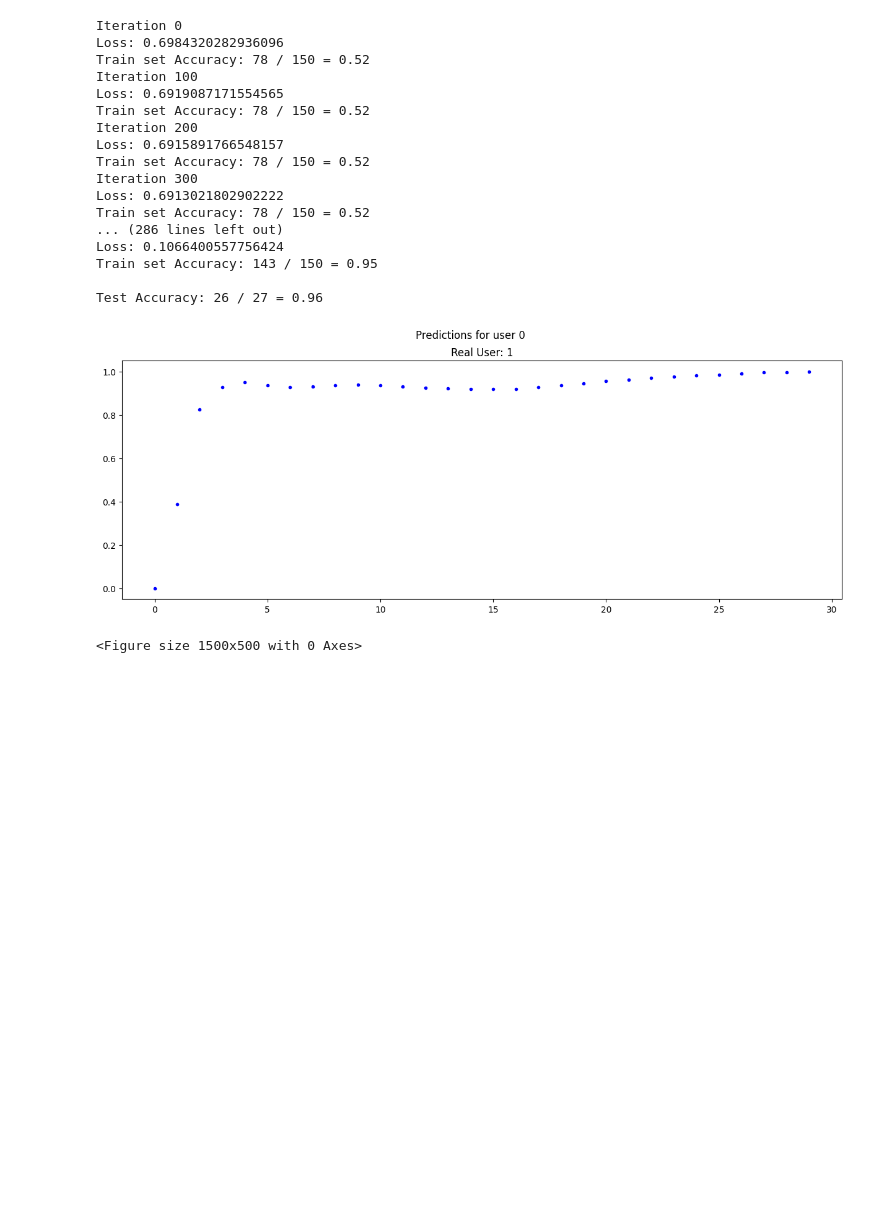
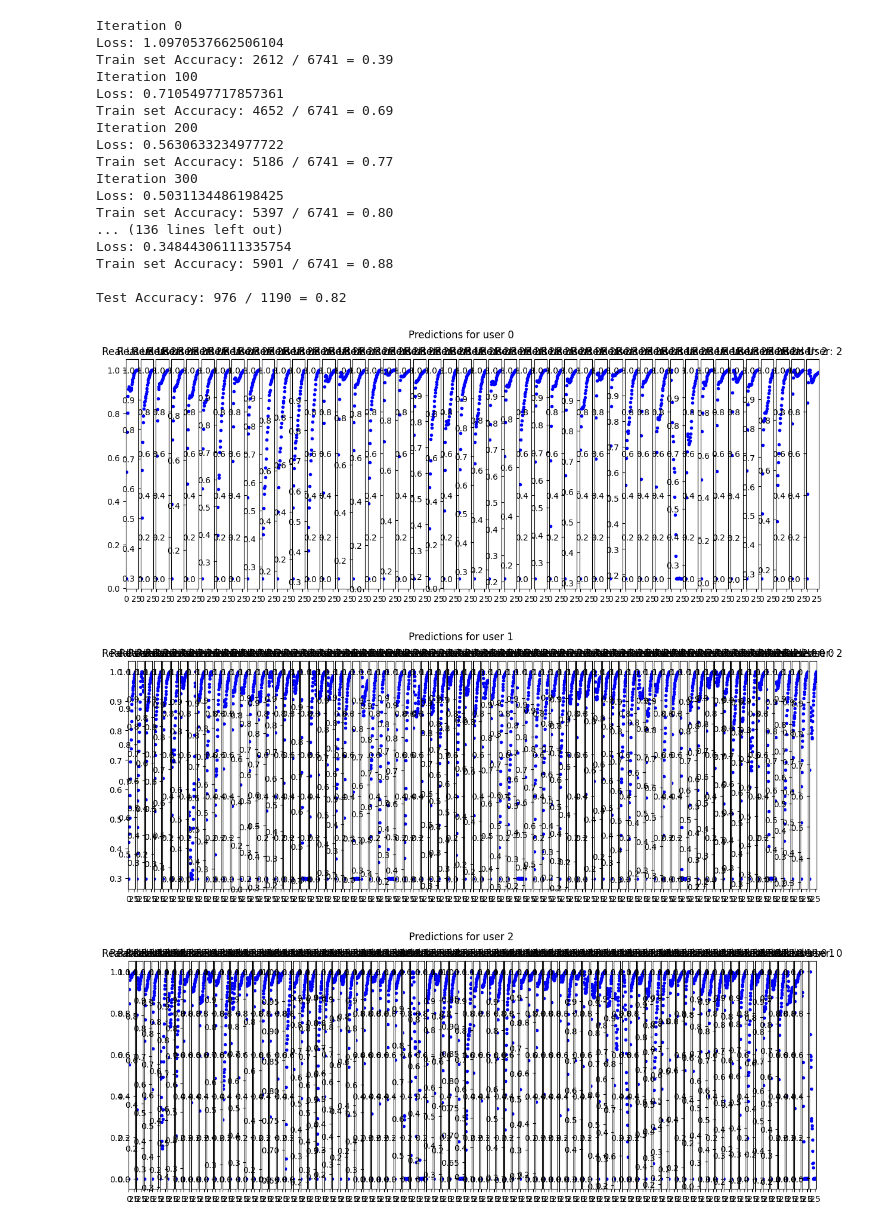
Before and after one commit to GuiMacielPereira/sensor_ML, a Jupyter notebook: data_processing/toy_pytorch.sync.ipynb, the cells around one changed output. Saved outputs shown, nothing was run; the diff lists cells and outputs as text; code cells hidden in the pictures; blank space fills up the shorter version.

```diff
--- a/data_processing/toy_pytorch.sync.ipynb
+++ b/data_processing/toy_pytorch.sync.ipynb
@@ -20,11 +20,20 @@
 import numpy as np
 from sklearn.model_selection import train_test_split
 
-data = np.load("./triggers_data.npz")
+data = np.load("./second_collection_triggs_rels.npz")
 
 triggers_only = True
 releases_only = False
 assert not(triggers_only & releases_only), "Can only pick one at one time"
+
+# Some clunky code below
+# Check the numner of different users
+users = []
+for key in data:
+    user, mode = key.split("_")
+    users.append(user)
+users = np.array(users, dtype=str)
+users = np.unique(users)
 
 Xraw = []
 yraw = []
@@ -36,8 +45,8 @@ for key in data:
     sig = data[key]
     Xraw.append(sig)
 
-    lab = user[1]   # Number for identifying user
-    yraw.append(np.full(len(sig), int(lab)-1))
+    # lab = int(user[1])-1  # Number for identifying user
+    yraw.append(np.full(len(sig), np.argwhere(users==user)[0]))
 
 Xraw = np.concatenate(Xraw)
 yraw = np.concatenate(yraw)
@@ -125,7 +134,7 @@ yt= torch.tensor(ytest, device=device, dtype=torch.long)
 # %%
 # Simple Fully Connected NN
 # Gets 0.7 accuracy after 10000 iterations, but performs better with unormalised parameters (0.8)
-N, D_in, H, D_out = len(Xtrain), 30, 1000, 2
+N, D_in, H, D_out = len(Xtrain), 30, 1000, 3
 
 model = torch.nn.Sequential(
           torch.nn.Linear(D_in, H),
@@ -135,9 +144,9 @@ model = torch.nn.Sequential(
 
 # Loss function to use - check available functions on pytorch
 loss_fn = torch.nn.CrossEntropyLoss()
-optimizer = torch.optim.SGD(model.parameters(), lr=1e-4)
+optimizer = torch.optim.Adam(model.parameters(), lr=1e-3)
 
-trainModel(model, loss_fn, optimizer, x, y, 10000)
+trainModel(model, loss_fn, optimizer, x, y, 5000)
 # Test model on test data
 with torch.no_grad():
     checkAcc(xt, yt, model, set="\nTest")
@@ -166,6 +175,7 @@ xt = xt.view(xt.shape[0], 1, xt.shape[1])
 # %%
 # NN with 2 Convolution Layers
 # Performs best with normalised data, but still works with unormalised
+# Currently overfitting data from second_collection
 
 class deepModel(torch.nn.Module):
     def __init__(self):
@@ -188,7 +198,7 @@ class deepModel(torch.nn.Module):
                 )
         # self.drop_out = torch.nn.Dropout()
         self.fc1 = torch.nn.Linear(D2 * 5, 100)
-        self.fc2 = torch.nn.Linear(100, 2)
+        self.fc2 = torch.nn.Linear(100, 3)
 
     def forward(self, x):
         out = self.layer1(x)
@@ -202,63 +212,63 @@ class deepModel(torch.nn.Module):
 
 model_deep = deepModel().to(device)
 loss_fn = torch.nn.CrossEntropyLoss()
-optim_deep = torch.optim.SGD(model_deep.parameters(), lr=1e-3, momentum=0.9)
+# optim_deep = torch.optim.SGD(model_deep.parameters(), lr=1e-3, momentum=0.9)
+optim_deep = torch.optim.Adam(model_deep.parameters(), lr=1e-3)
 
-trainModel(model_deep, loss_fn, optim_deep, x, y, 10000)
+trainModel(model_deep, loss_fn, optim_deep, x, y, 5000)
 with torch.no_grad():
     checkAcc(xt, yt, model_deep, set="\nTest")
 # %% [output]
 Iteration 0
-Loss: 0.6984320282936096
-Train set Accuracy: 78 / 150 = 0.52
+Loss: 1.0970537662506104
+Train set Accuracy: 2612 / 6741 = 0.39
 Iteration 100
-Loss: 0.6919087171554565
-Train set Accuracy: 78 / 150 = 0.52
+Loss: 0.7105497717857361
+Train set Accuracy: 4652 / 6741 = 0.69
 Iteration 200
-Loss: 0.6915891766548157
-Train set Accuracy: 78 / 150 = 0.52
+Loss: 0.5630633234977722
+Train set Accuracy: 5186 / 6741 = 0.77
 Iteration 300
-Loss: 0.6913021802902222
-Train set Accuracy: 78 / 150 = 0.52
-... (286 lines left out)
-Loss: 0.1066400557756424
-Train set Accuracy: 143 / 150 = 0.95
+Loss: 0.5031134486198425
+Train set Accuracy: 5397 / 6741 = 0.80
+... (136 lines left out)
+Loss: 0.34844306111335754
+Train set Accuracy: 5901 / 6741 = 0.88
 
-Test Accuracy: 26 / 27 = 0.96
+Test Accuracy: 976 / 1190 = 0.82
 # %%
 import matplotlib.pyplot as plt
 
 def plotTest(Xtest, ytest, predictions, misclassifications_only=True):
+    #TODO: Change figure to a square format, to make plots visible
+    for j in np.unique(predictions):
 
-    usr1 = (predictions==0)
-    usr2 = (predictions==1)
+        usr = predictions==j
+        if misclassifications_only:
+            usr = (predictions==j) & (ytest!=j)
 
-    if misclassifications_only:
-        usr1 = (predictions==0) & (ytest==1)
-        usr2 = (predictions==1) & (ytest==0)
-
-    for j, usr in enumerate([usr1, usr2]):
         X1 = Xtest[usr]
         labels = ytest[usr]
         plt.figure(figsize=(15, 5))
         plt.suptitle(f"Predictions for user {j}")
         for i, (x, lab) in enumerate(zip(X1, labels)):
             plt.subplot(1, len(X1), i+1)
             plt.plot(range(len(x)), x, "b.")
             plt.title(f"Real User: {lab}")
 
 
 # Plot results
 with torch.no_grad():     # Very important to specify no_grad to avoid automatic differentiation of this step
     scores = model_deep(xt)
     _, preds = scores.max(1)
     predictions = preds.detach().numpy()
 
 plotTest(Xtest, ytest, predictions)
 # plt.show()
 # %% [output]
-[figure, old version]
+[figure, new version]
-<Figure size 1500x500 with 0 Axes>
+[figure, added]
+[figure, added]
 # %%
 # Plot misclassifications from training
 with torch.no_grad():     # Very important to specify no_grad to avoid automatic differentiation of this step
```
Also changed, not shown: parts of 5 cells of this notebook, 42 other files.
